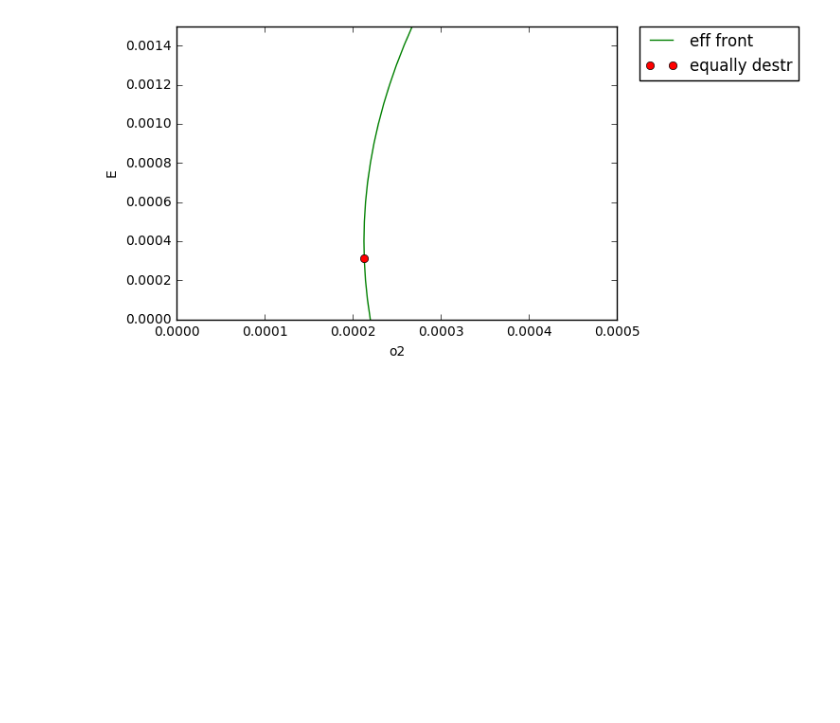
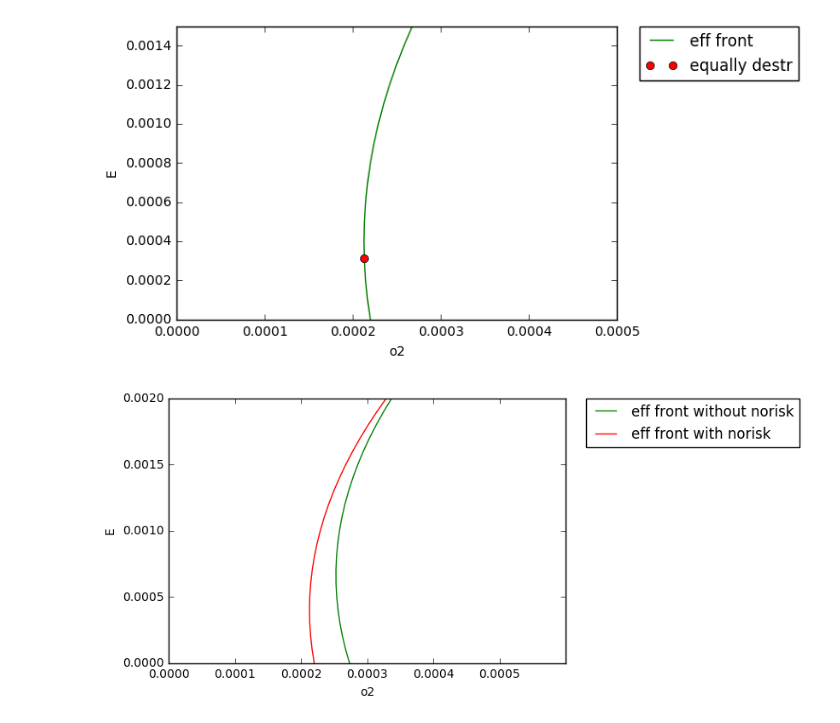
Before and after one commit to mistakemisure/tmp, a Jupyter notebook: vovse_ne_kalyagin_lab.ipynb, the cells around one changed output. Cells and saved outputs as stored; diff of their text form; code cells hidden in the pictures; blank space fills up the shorter version.

```diff
--- a/vovse_ne_kalyagin_lab.ipynb
+++ b/vovse_ne_kalyagin_lab.ipynb
@@ -254,3 +254,19 @@ res = minR(a=0,b=0.006,step=0.0001,xmin=-1,xmax=1,sample= topCompLogProfWithNoRi
 plotFront(res=res, sample=topCompLogProfWithNoRiskAct, xmax=0.0005, ymax=0.0015)
 # %% [output]
 [figure]
+# %%
+res = minR(a=0,b=0.006,step=0.0001,xmin=-1,xmax=1,sample=topCompLogProf)
+plt.plot(res[0], res[1], '-g', label='eff front without norisk')
+
+
+res = minR(a=0,b=0.006,step=0.0001,xmin=-1,xmax=1,sample= topCompLogProfWithNoRiskAct)
+plt.plot(res[0], res[1], '-r', label='eff front with norisk')
+
+plt.legend(bbox_to_anchor=(1.05, 1), loc=2, borderaxespad=0.)
+plt.xlabel("o2")
+plt.ylabel("E")
+plt.ylim(0, 0.002)
+plt.xlim(0, 0.0006)
+plt.show()
+# %% [output]
+[figure, added]
```
